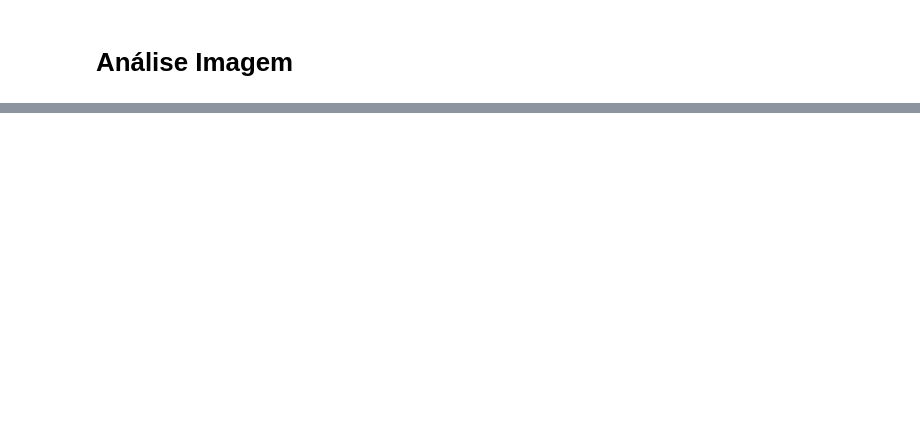
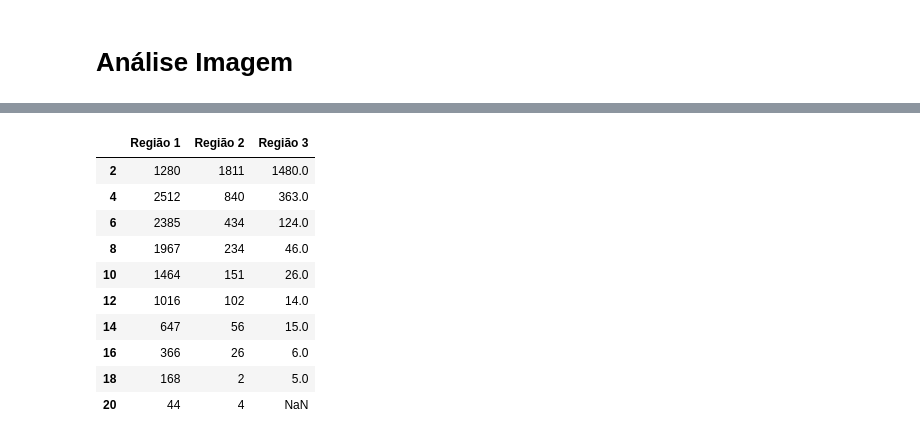
Before and after one commit to rocabrera/ia-q3-project, a Jupyter notebook: analysis.ipynb, the cells around one changed output, grey strips where cells are left out. Saved outputs shown, nothing was run; the diff lists cells and outputs as text; code cells hidden in the pictures; blank space fills up the shorter version.

```diff
--- a/analysis.ipynb
+++ b/analysis.ipynb
@@ -78,3 +94,19 @@ regiao1 = plot_df.query("Acurácia > 0.8")
 regiao1["Menor Camada"].value_counts().sort_index()
 camadas1 = regiao1["Menor Camada"].value_counts().sort_index()
 camadas1.name = "Região 1"
+# %%
+camadas = pd.concat([camadas1, camadas2, camadas3], axis=1)
+# %%
+camadas.round(3)
+# %% [output]
+|  | Região 1 | Região 2 | Região 3 |
+| 2 | 1280 | 1811 | 1480.0 |
+| 4 | 2512 | 840 | 363.0 |
+| 6 | 2385 | 434 | 124.0 |
+| 8 | 1967 | 234 | 46.0 |
+| 10 | 1464 | 151 | 26.0 |
+| 12 | 1016 | 102 | 14.0 |
+| 14 | 647 | 56 | 15.0 |
+| 16 | 366 | 26 | 6.0 |
+| 18 | 168 | 2 | 5.0 |
+| 20 | 44 | 4 | NaN |
```
Also changed, not shown: parts of 2 cells of this notebook, 2 other files.
